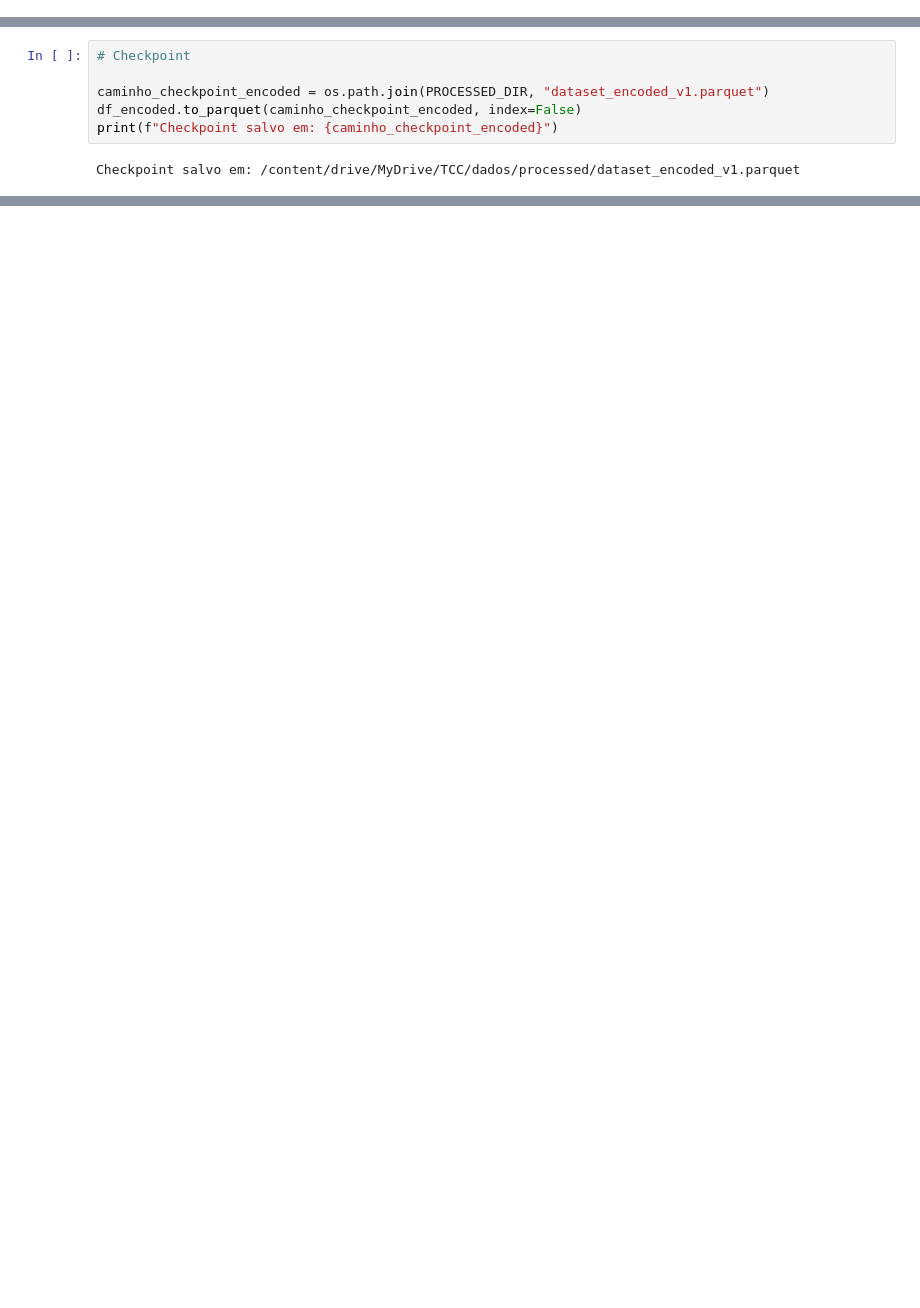
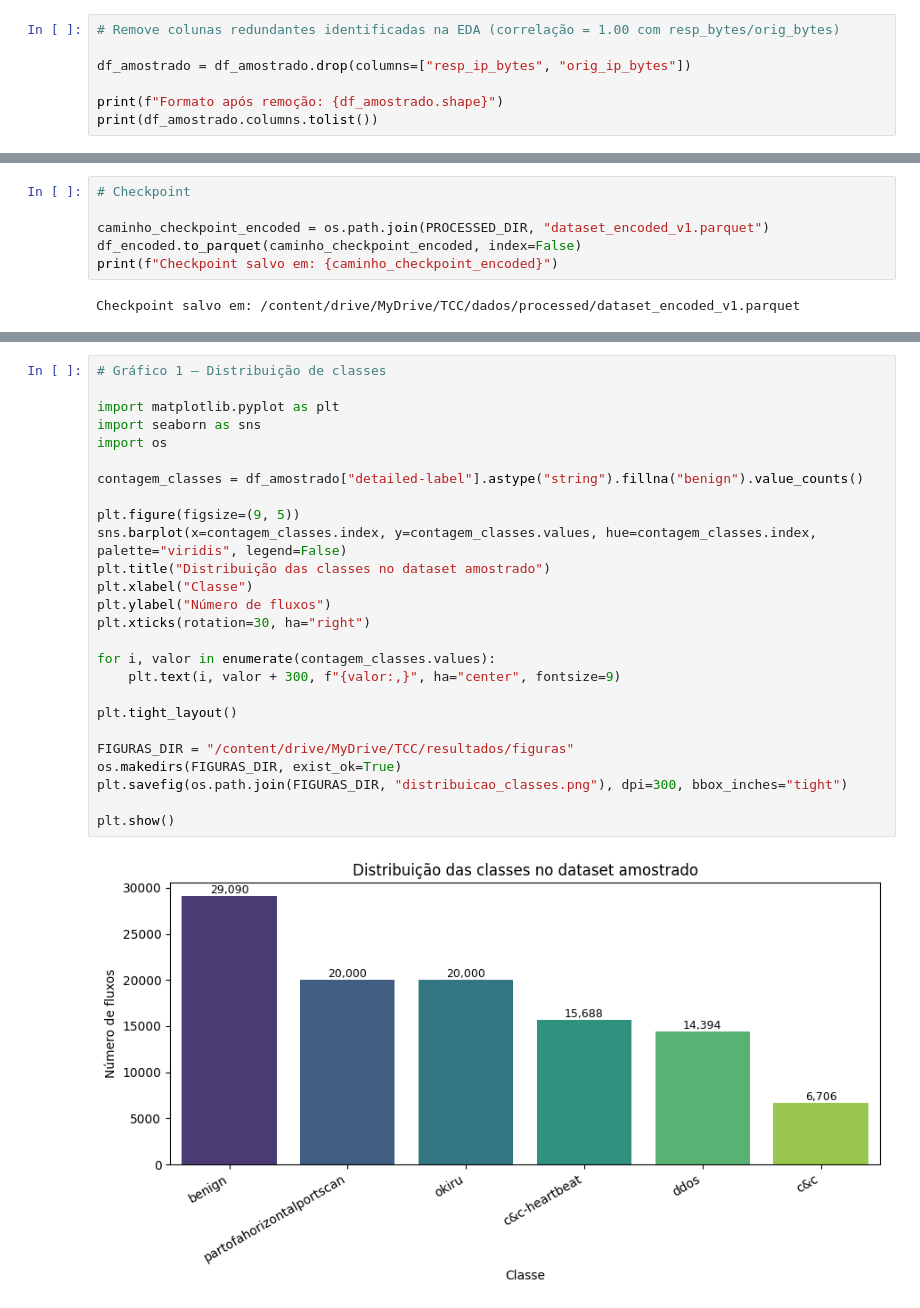
Before and after one commit to muriloklein/tcc, a Jupyter notebook: notebooks/tcc.ipynb, the cells around one changed output, grey strips where cells are left out. Drawn from its saved outputs; the diff is of its cells as text; blank space fills up the shorter version.

Commit message:
feat: remove colunas redundantes (ip_bytes) e adiciona EDA visual da Etapa 1

```diff
--- a/notebooks/tcc.ipynb
+++ b/notebooks/tcc.ipynb
@@ -390,3 +400,10 @@ duration_ausente          0
 orig_bytes_ausente        0
 resp_bytes_ausente        0
 dtype: int64
+# %%
+# Remove colunas redundantes identificadas na EDA (correlação = 1.00 com resp_bytes/orig_bytes)
+
+df_amostrado = df_amostrado.drop(columns=["resp_ip_bytes", "orig_ip_bytes"])
+
+print(f"Formato após remoção: {df_amostrado.shape}")
+print(df_amostrado.columns.tolist())
@@ -494,0 +505,28 @@ Checkpoint salvo em: /content/drive/MyDrive/TCC/dados/processed/dataset_encoded_
+# %%
+# Gráfico 1 — Distribuição de classes
+
+import matplotlib.pyplot as plt
+import seaborn as sns
+import os
+
+contagem_classes = df_amostrado["detailed-label"].astype("string").fillna("benign").value_counts()
+
+plt.figure(figsize=(9, 5))
+sns.barplot(x=contagem_classes.index, y=contagem_classes.values, hue=contagem_classes.index, palette="viridis", legend=False)
+plt.title("Distribuição das classes no dataset amostrado")
+plt.xlabel("Classe")
+plt.ylabel("Número de fluxos")
+plt.xticks(rotation=30, ha="right")
+
+for i, valor in enumerate(contagem_classes.values):
+    plt.text(i, valor + 300, f"{valor:,}", ha="center", fontsize=9)
+
+plt.tight_layout()
+
+FIGURAS_DIR = "/content/drive/MyDrive/TCC/resultados/figuras"
+os.makedirs(FIGURAS_DIR, exist_ok=True)
+plt.savefig(os.path.join(FIGURAS_DIR, "distribuicao_classes.png"), dpi=300, bbox_inches="tight")
+
+plt.show()
+# %% [output]
+[figure, added]
```
Also changed, not shown: parts of 9 cells of this notebook.
